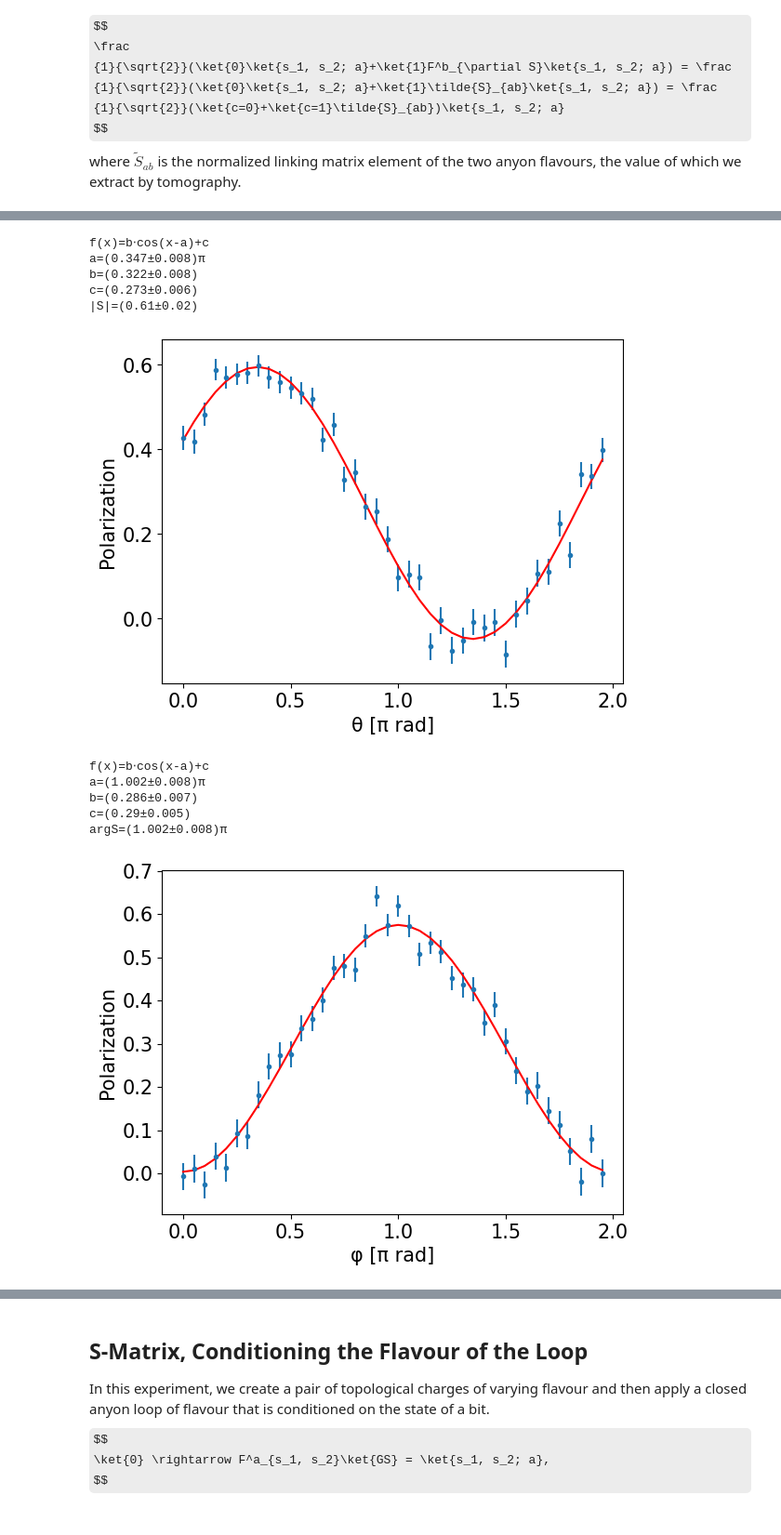
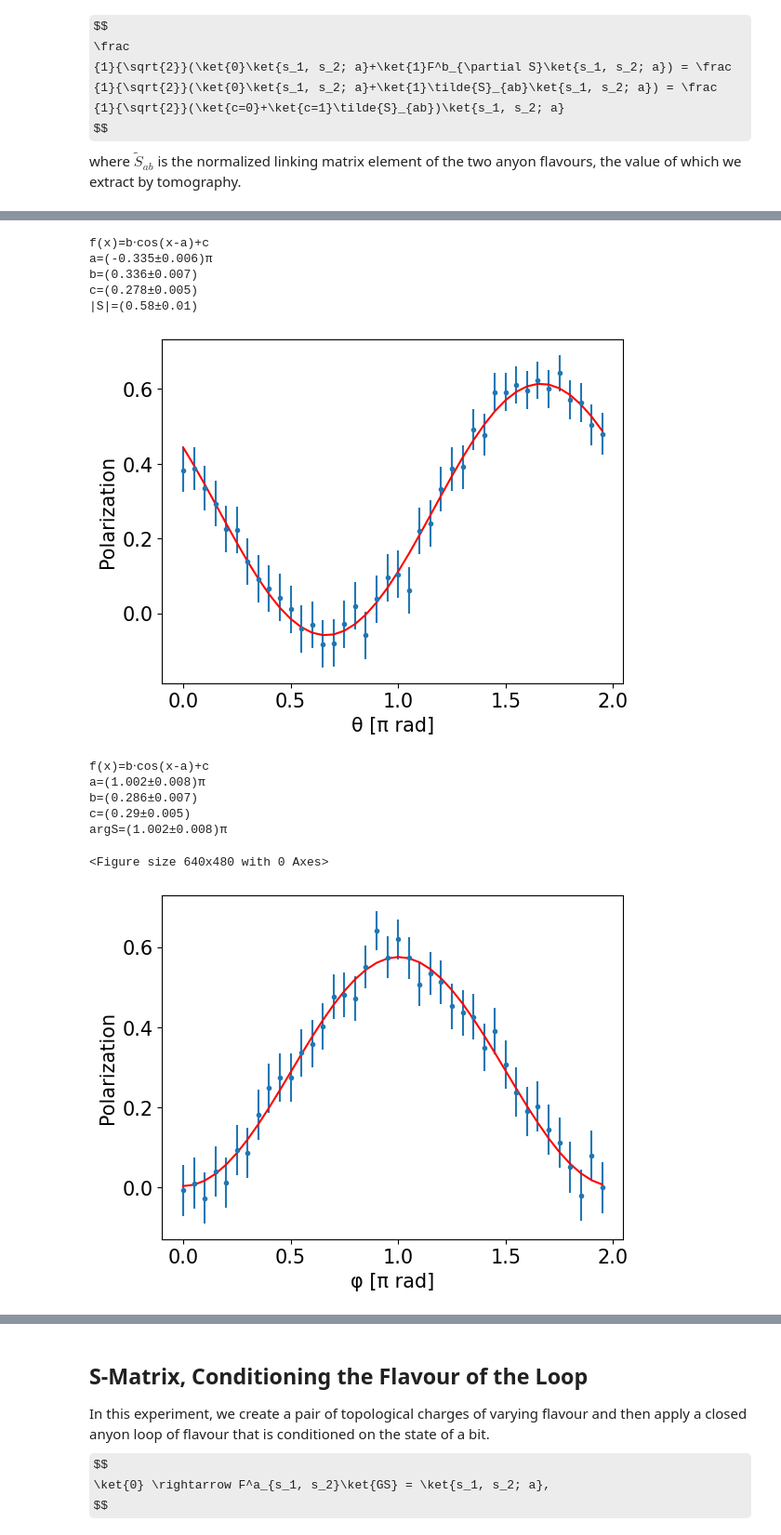
Before and after one commit to DaanTimmers/kitaevsim, a Jupyter notebook: Quantum double/Tomography Fittings.ipynb, the cells around one changed output, grey strips where cells are left out. Shown at 93% size. Saved outputs shown, nothing was run; the diff lists cells and outputs as text; code cells hidden in the pictures; some formulas as TeX source.

```diff
--- a/Quantum double/Tomography Fittings.ipynb
+++ b/Quantum double/Tomography Fittings.ipynb
@@ -115,12 +262,3 @@ argS=(-0.007±0.008)π
-# %%
-out = plotting(True)
-# %% [output]
-f(x)=b⋅cos(x-a)+c
-a=(0.347±0.008)π
-b=(0.322±0.008)
-c=(0.273±0.006)
-|S|=(0.61±0.02)
-[figure, removed]
 # %%
 # @title S = - 1
 
@@ -140,11 +278,18 @@ pols_th  = np.array(
   0.592 , 0.611,  0.596 , 0.623 , 0.6   , 0.642 , 0.57  , 0.564 , 0.504 , 0.48 ]
  )
 # %%
-out = plotting()
+out = plotting(flip=-1)
 # %% [output]
 f(x)=b⋅cos(x-a)+c
-a=(1.002±0.008)π
-b=(0.286±0.007)
-c=(0.29±0.005)
-argS=(1.002±0.008)π
+a=(-0.335±0.006)π
+b=(0.336±0.007)
+c=(0.278±0.005)
+|S|=(0.58±0.01)
-[figure, old version]
+[figure, new version]
+f(x)=b⋅cos(x-a)+c
+a=(1.002±0.008)π
+b=(0.286±0.007)
+c=(0.29±0.005)
+argS=(1.002±0.008)π
+<Figure size 640x480 with 0 Axes>
+[figure, added]
```
Also changed, not shown: parts of 23 cells of this notebook, 1 other file.
